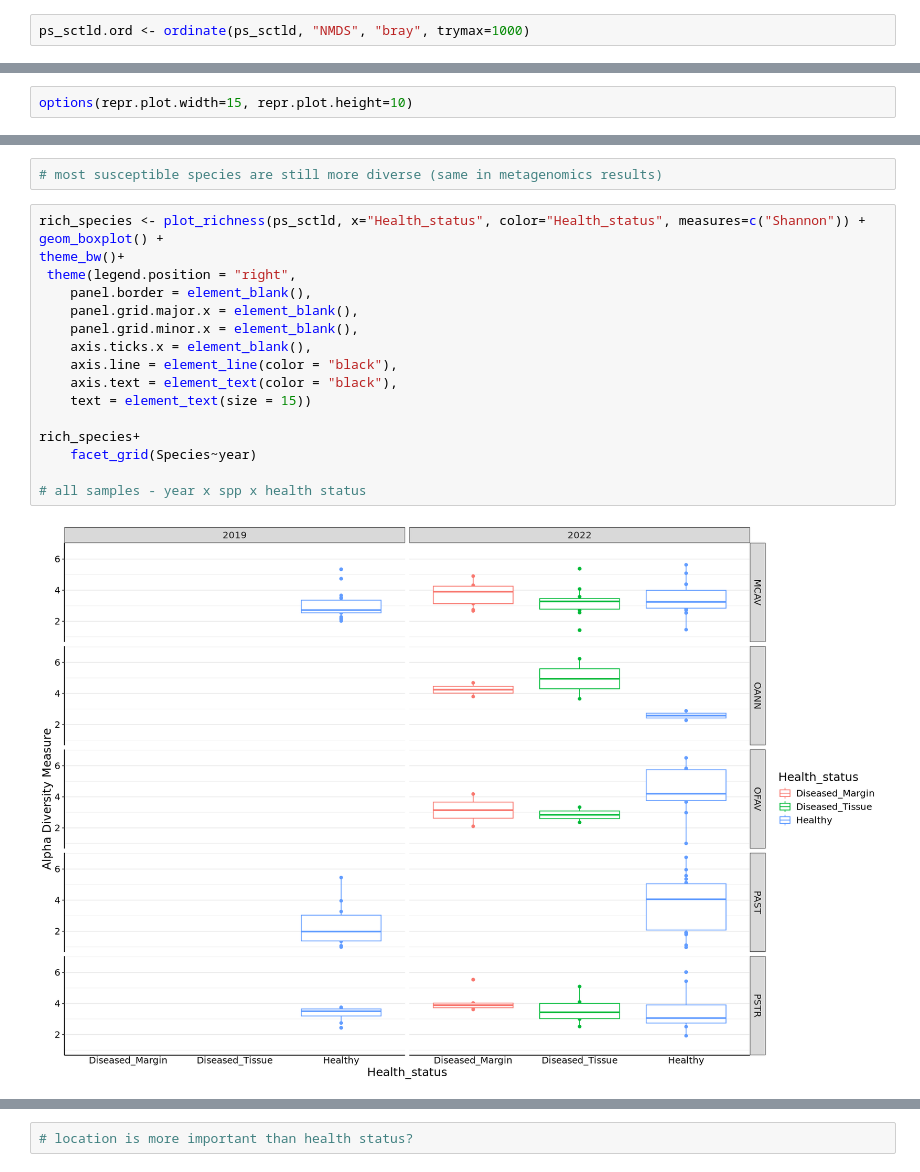
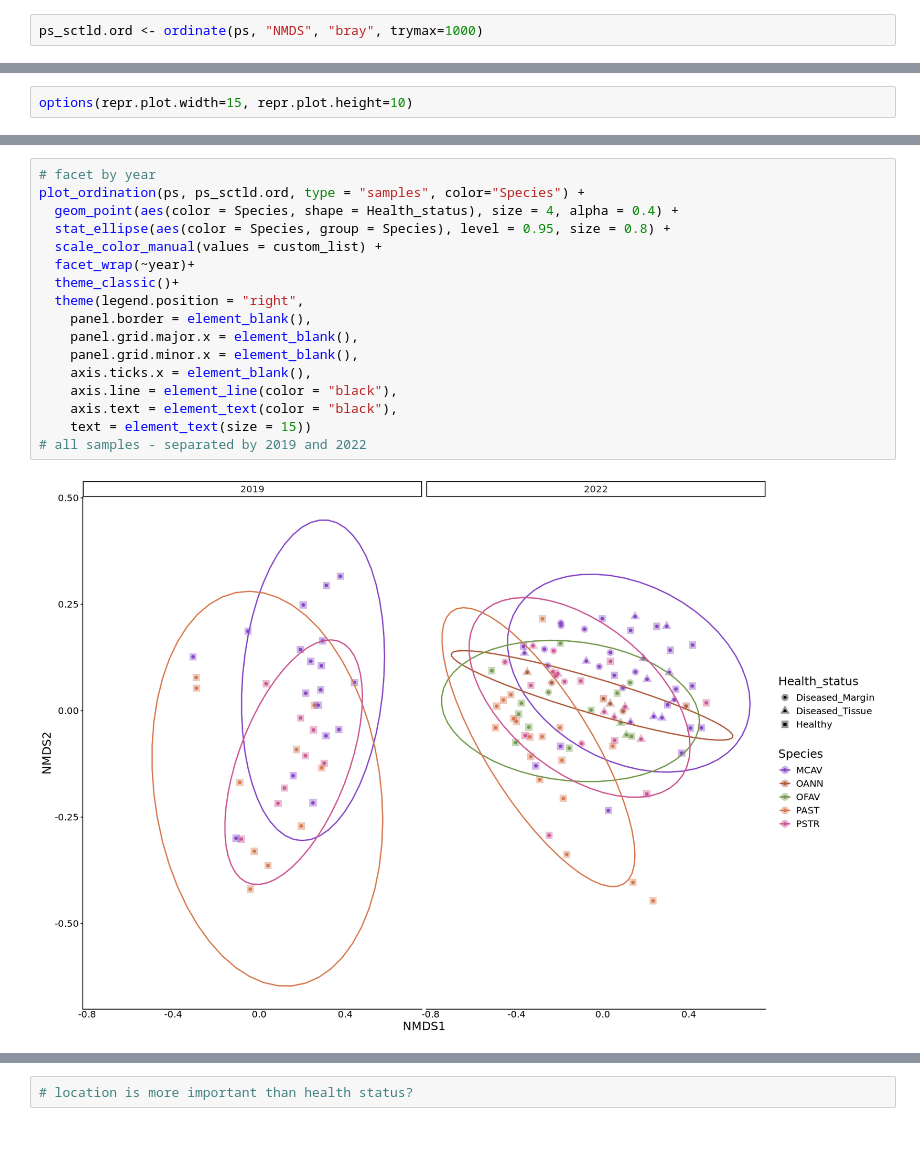
Before and after one commit to brookewicz/CBC_metagenomics, a Jupyter notebook: all_sctld/2.2Phyloseq-16SF.ipynb, the cells around one changed output, grey strips where cells are left out. Cells and saved outputs as stored; diff of their text form; blank space fills up the shorter version.

Commit message:
redo nmds ellipses

```diff
--- a/all_sctld/2.2Phyloseq-16SF.ipynb
+++ b/all_sctld/2.2Phyloseq-16SF.ipynb
@@ -207,7 +227,7 @@ custom_list
      SSID      PAST      MCAV      OFAV      PSTR      OANN
 "#7290ba" "#d77a51" "#8748c6" "#759b50" "#cc5893" "#b05e3f"
 # %%
-ps_sctld.ord <- ordinate(ps_sctld, "NMDS", "bray", trymax=1000)
+ps_sctld.ord <- ordinate(ps, "NMDS", "bray", trymax=1000)
 # %% [output]
 Square root transformation
 Wisconsin double standardization
@@ -408,20 +253,19 @@ Warning message:
-# %%
-# most susceptible species are still more diverse (same in metagenomics results)
-# %%
-rich_species <- plot_richness(ps_sctld, x="Health_status", color="Health_status", measures=c("Shannon")) + geom_boxplot() +
-theme_bw()+
- theme(legend.position = "right",
-    panel.border = element_blank(),
-    panel.grid.major.x = element_blank(),
-    panel.grid.minor.x = element_blank(),
-    axis.ticks.x = element_blank(),
-    axis.line = element_line(color = "black"),
-    axis.text = element_text(color = "black"),
-    text = element_text(size = 15))
-
-rich_species+
-    facet_grid(Species~year)
-
-# all samples - year x spp x health status
-# %% [output]
-[figure]
+# %%
+# facet by year
+plot_ordination(ps, ps_sctld.ord, type = "samples", color="Species") +
+  geom_point(aes(color = Species, shape = Health_status), size = 4, alpha = 0.4) +
+  stat_ellipse(aes(color = Species, group = Species), level = 0.95, size = 0.8) +
+  scale_color_manual(values = custom_list) +
+  facet_wrap(~year)+
+  theme_classic()+
+  theme(legend.position = "right",
+    panel.border = element_blank(),
+    panel.grid.major.x = element_blank(),
+    panel.grid.minor.x = element_blank(),
+    axis.ticks.x = element_blank(),
+    axis.line = element_line(color = "black"),
+    axis.text = element_text(color = "black"),
+    text = element_text(size = 15))
+# all samples - separated by 2019 and 2022
+# %% [output]
+[figure, added]
```
Also changed, not shown: parts of 41 cells of this notebook.
